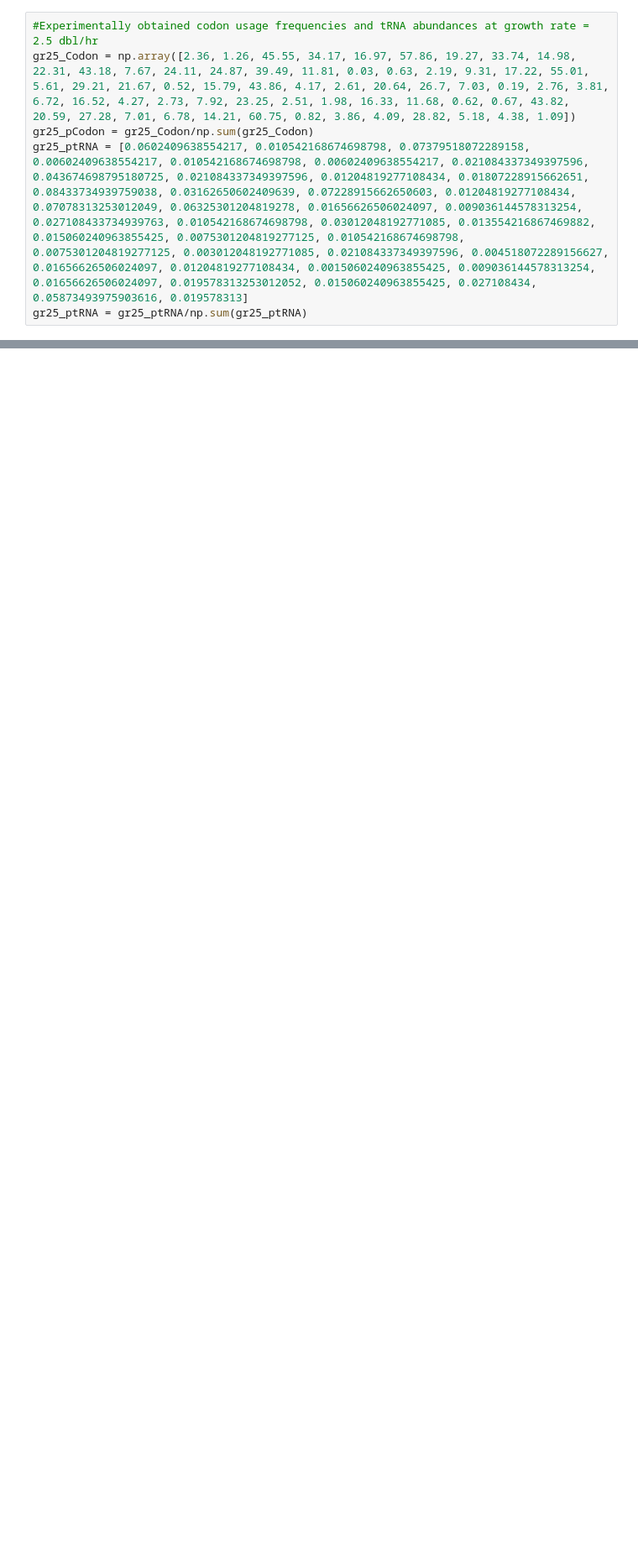
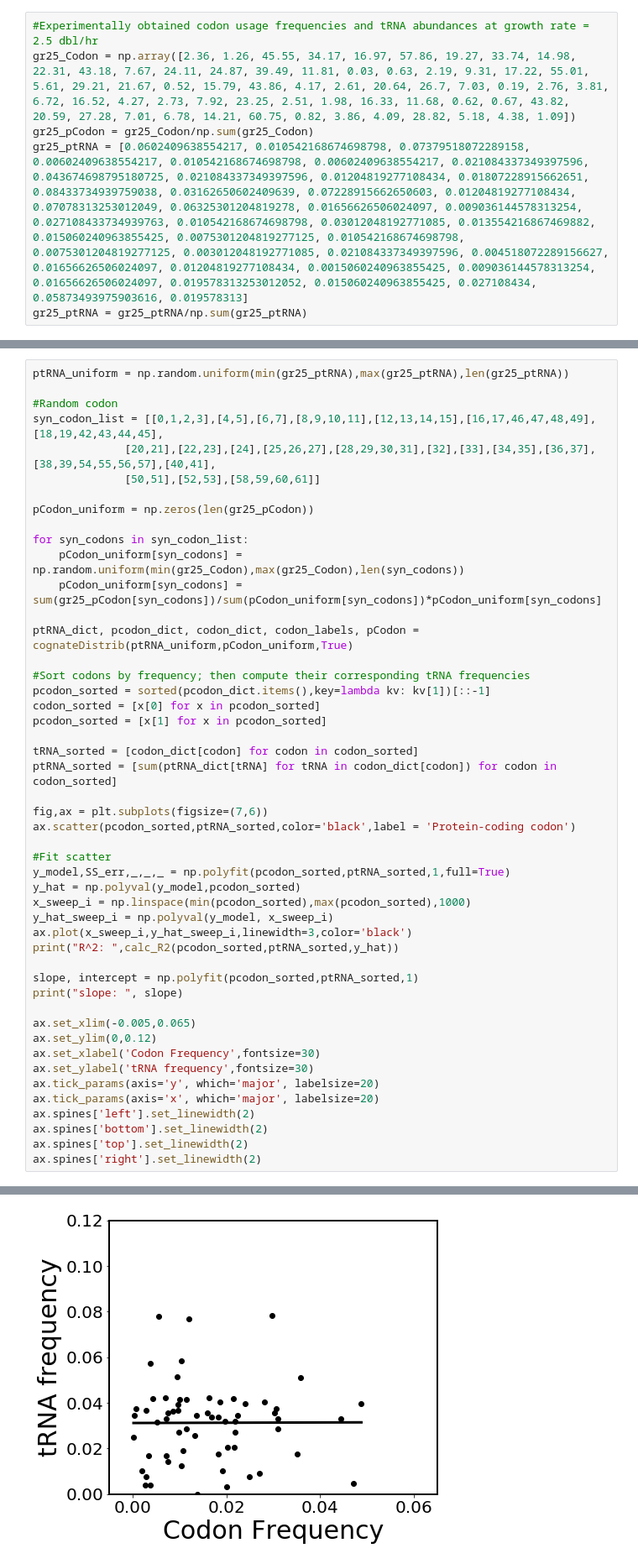
Before and after one commit to EndyLab/tRNACAD, a Jupyter notebook: tRNACodonDistributions.ipynb, the cells around one changed output, grey strips where cells are left out. Shown: that part at 84% size. Cells and saved outputs as stored; diff of their text form; blank space fills up the shorter version.

```diff
--- a/tRNACodonDistributions.ipynb
+++ b/tRNACodonDistributions.ipynb
@@ -108,0 +175,49 @@ p-value 7.986944833731715e-09
+# %%
+ptRNA_uniform = np.random.uniform(min(gr25_ptRNA),max(gr25_ptRNA),len(gr25_ptRNA))
+
+#Random codon
+syn_codon_list = [[0,1,2,3],[4,5],[6,7],[8,9,10,11],[12,13,14,15],[16,17,46,47,48,49],[18,19,42,43,44,45],
+              [20,21],[22,23],[24],[25,26,27],[28,29,30,31],[32],[33],[34,35],[36,37],[38,39,54,55,56,57],[40,41],
+              [50,51],[52,53],[58,59,60,61]]
+
+pCodon_uniform = np.zeros(len(gr25_pCodon))
+
+for syn_codons in syn_codon_list:
+    pCodon_uniform[syn_codons] = np.random.uniform(min(gr25_Codon),max(gr25_Codon),len(syn_codons))
+    pCodon_uniform[syn_codons] = sum(gr25_pCodon[syn_codons])/sum(pCodon_uniform[syn_codons])*pCodon_uniform[syn_codons]
+
+ptRNA_dict, pcodon_dict, codon_dict, codon_labels, pCodon = cognateDistrib(ptRNA_uniform,pCodon_uniform,True)
+
+#Sort codons by frequency; then compute their corresponding tRNA frequencies
+pcodon_sorted = sorted(pcodon_dict.items(),key=lambda kv: kv[1])[::-1]
+codon_sorted = [x[0] for x in pcodon_sorted]
+pcodon_sorted = [x[1] for x in pcodon_sorted]
+
+tRNA_sorted = [codon_dict[codon] for codon in codon_sorted]
+ptRNA_sorted = [sum(ptRNA_dict[tRNA] for tRNA in codon_dict[codon]) for codon in codon_sorted]
+
+fig,ax = plt.subplots(figsize=(7,6))
+ax.scatter(pcodon_sorted,ptRNA_sorted,color='black',label = 'Protein-coding codon')
+
+#Fit scatter
+y_model,SS_err,_,_,_ = np.polyfit(pcodon_sorted,ptRNA_sorted,1,full=True)
+y_hat = np.polyval(y_model,pcodon_sorted)
+x_sweep_i = np.linspace(min(pcodon_sorted),max(pcodon_sorted),1000)
+y_hat_sweep_i = np.polyval(y_model, x_sweep_i)
+ax.plot(x_sweep_i,y_hat_sweep_i,linewidth=3,color='black')
+print("R^2: ",calc_R2(pcodon_sorted,ptRNA_sorted,y_hat))
+
+slope, intercept = np.polyfit(pcodon_sorted,ptRNA_sorted,1)
+print("slope: ", slope)
+
+ax.set_xlim(-0.005,0.065)
+ax.set_ylim(0,0.12)
+ax.set_xlabel('Codon Frequency',fontsize=30)
+ax.set_ylabel('tRNA frequency',fontsize=30)
+ax.tick_params(axis='y', which='major', labelsize=20)
+ax.tick_params(axis='x', which='major', labelsize=20)
+ax.spines['left'].set_linewidth(2)
+ax.spines['bottom'].set_linewidth(2)
+ax.spines['top'].set_linewidth(2)
+ax.spines['right'].set_linewidth(2)
+# %% [output]
@@ -108,0 +226 @@ p-value 7.986944833731715e-09
+[figure, added]
```
Also changed, not shown: parts of 10 cells of this notebook, 7 other files.
